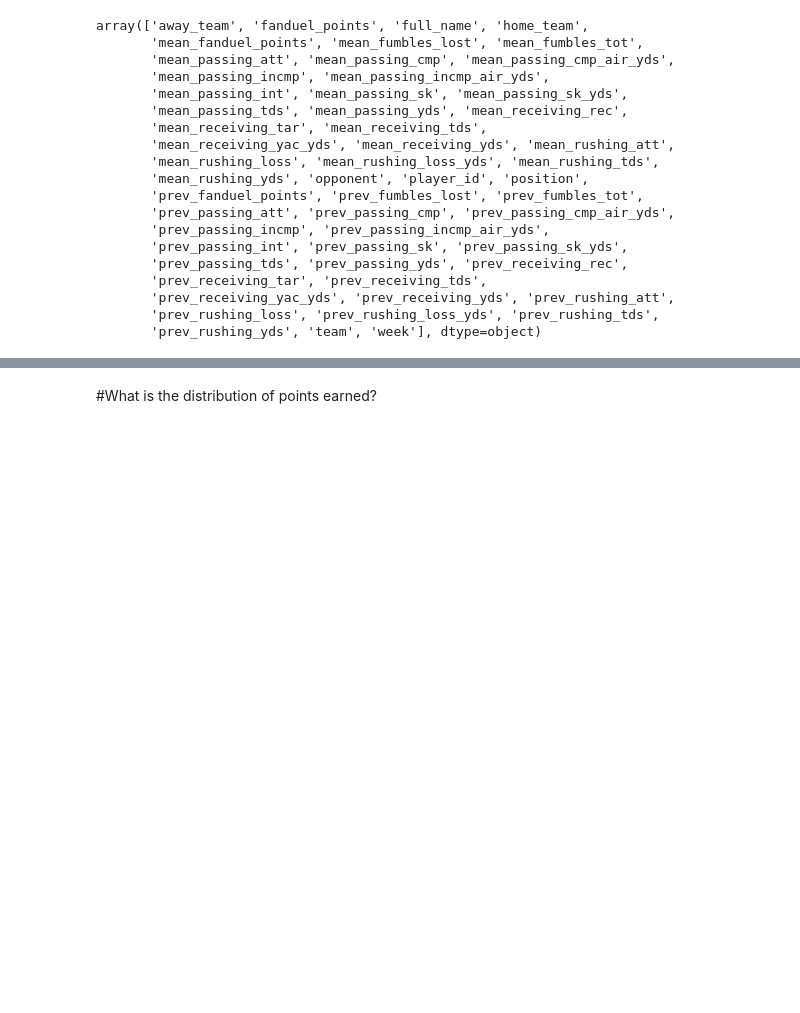
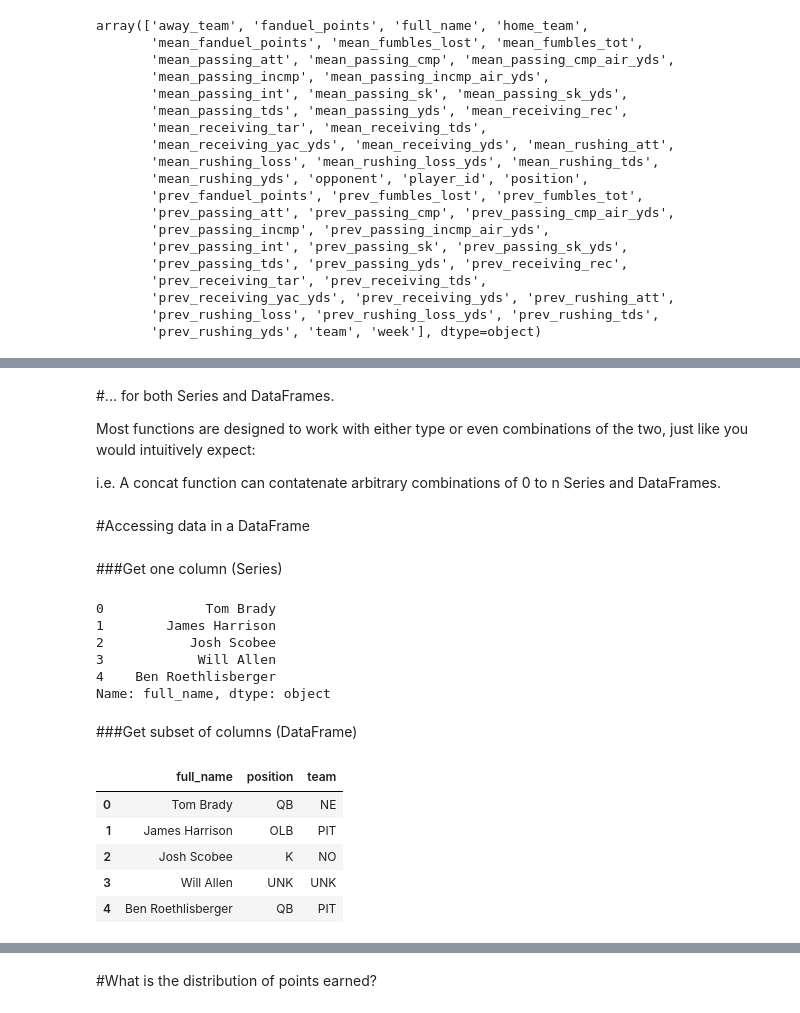
Before and after one commit to brianbelljr/fantasy_football, a Jupyter notebook: football.ipynb, the cells around one changed output, grey strips where cells are left out. Drawn from its saved outputs; the diff is of its cells as text; code cells hidden in the pictures; blank space fills up the shorter version.

```diff
--- a/football.ipynb
+++ b/football.ipynb
@@ -71,0 +151,30 @@ array(['away_team', 'fanduel_points', 'full_name', 'home_team',
+# %% [markdown]
+#... for both Series and DataFrames.
+
+Most functions are designed to work with either type or even combinations of the two, just like you would intuitively expect:
+
+i.e. A concat function can contatenate arbitrary combinations of 0 to n Series and DataFrames.
+# %% [markdown]
+#Accessing data in a DataFrame
+# %% [markdown]
+###Get one column (Series)
+# %%
+raw_df['full_name'].head()
+# %% [output]
+0             Tom Brady
+1        James Harrison
+2           Josh Scobee
+3            Will Allen
+4    Ben Roethlisberger
+Name: full_name, dtype: object
+# %% [markdown]
+###Get subset of columns (DataFrame)
+# %%
+raw_df[['full_name', 'position', 'team']].head()
+# %% [output]
+|  | full_name | position | team |
+| 0 | Tom Brady | QB | NE |
+| 1 | James Harrison | OLB | PIT |
+| 2 | Josh Scobee | K | NO |
+| 3 | Will Allen | UNK | UNK |
+| 4 | Ben Roethlisberger | QB | PIT |
```
Also changed, not shown: parts of 54 cells of this notebook.
